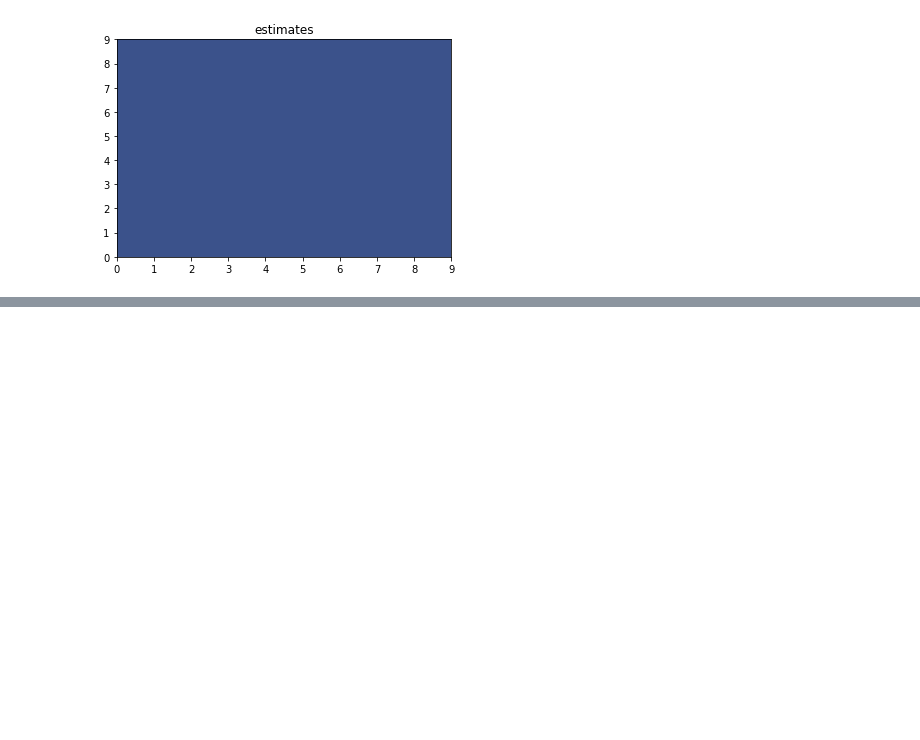
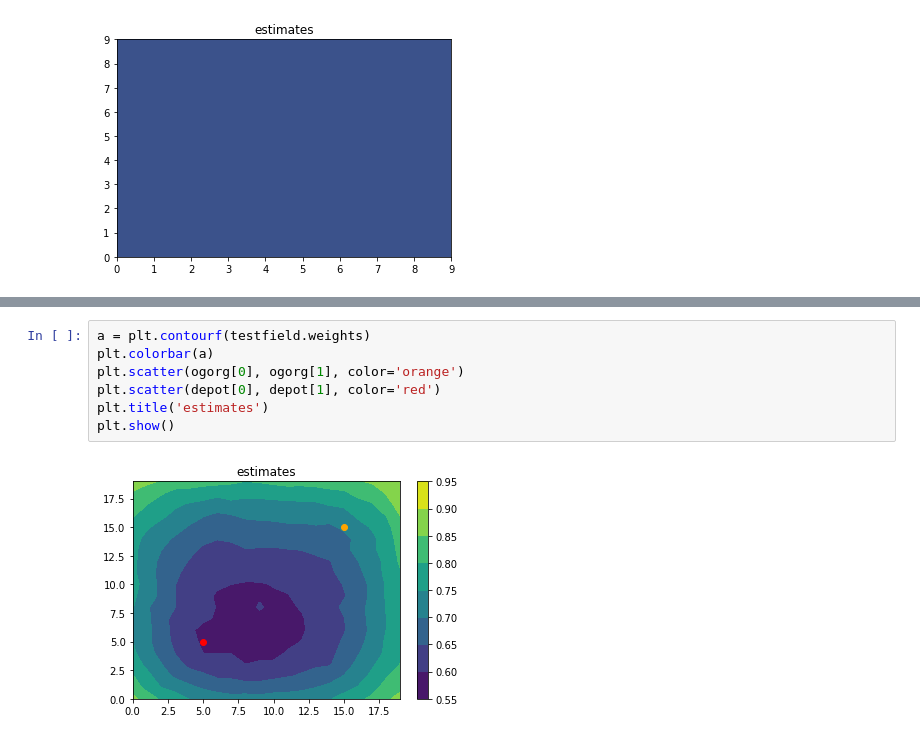
Before and after one commit to CarlinLiao/backhaul-estimator, a Jupyter notebook: testing.ipynb, the cells around one changed output, grey strips where cells are left out. Cells and saved outputs as stored; diff of their text form; blank space fills up the shorter version.

```diff
--- a/testing.ipynb
+++ b/testing.ipynb
@@ -315,0 +346,9 @@ plt.show()
+# %%
+a = plt.contourf(testfield.weights)
+plt.colorbar(a)
+plt.scatter(ogorg[0], ogorg[1], color='orange')
+plt.scatter(depot[0], depot[1], color='red')
+plt.title('estimates')
+plt.show()
+# %% [output]
+[figure, added]
```
Also changed, not shown: parts of 7 cells of this notebook.
